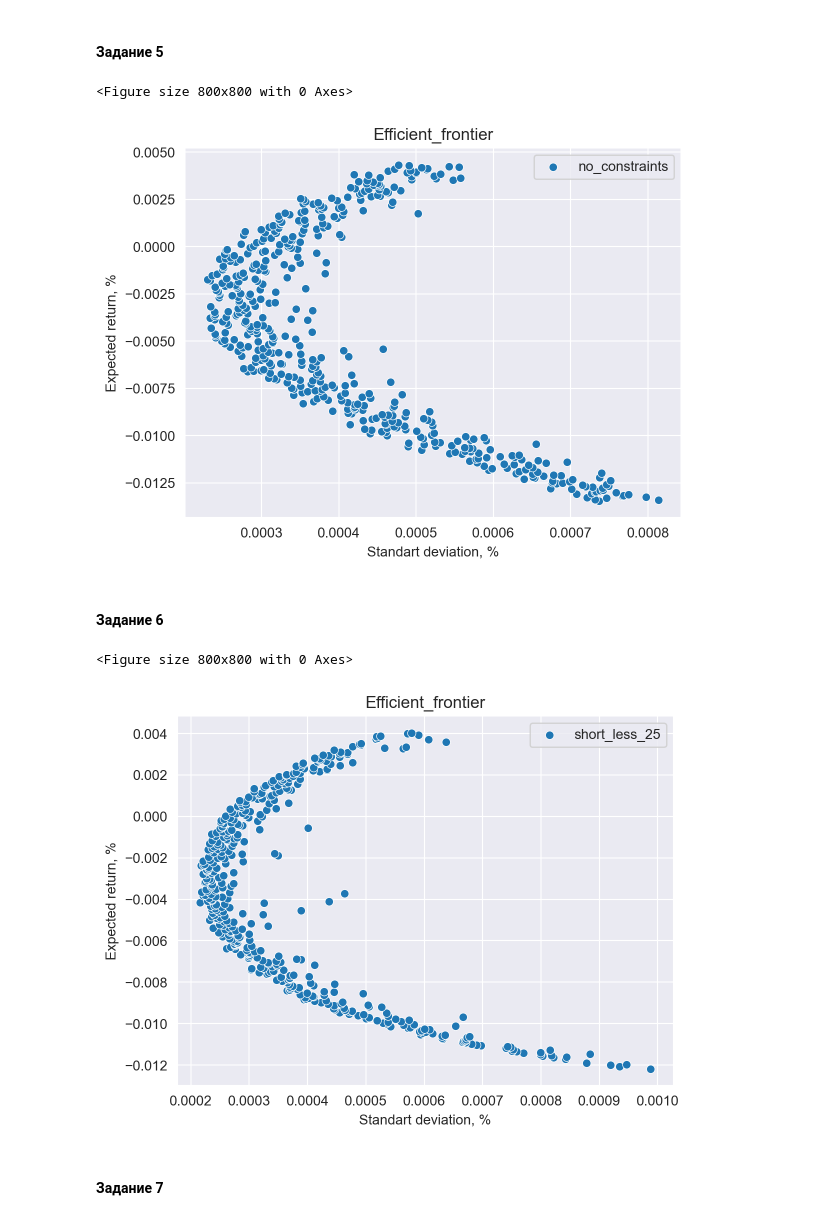
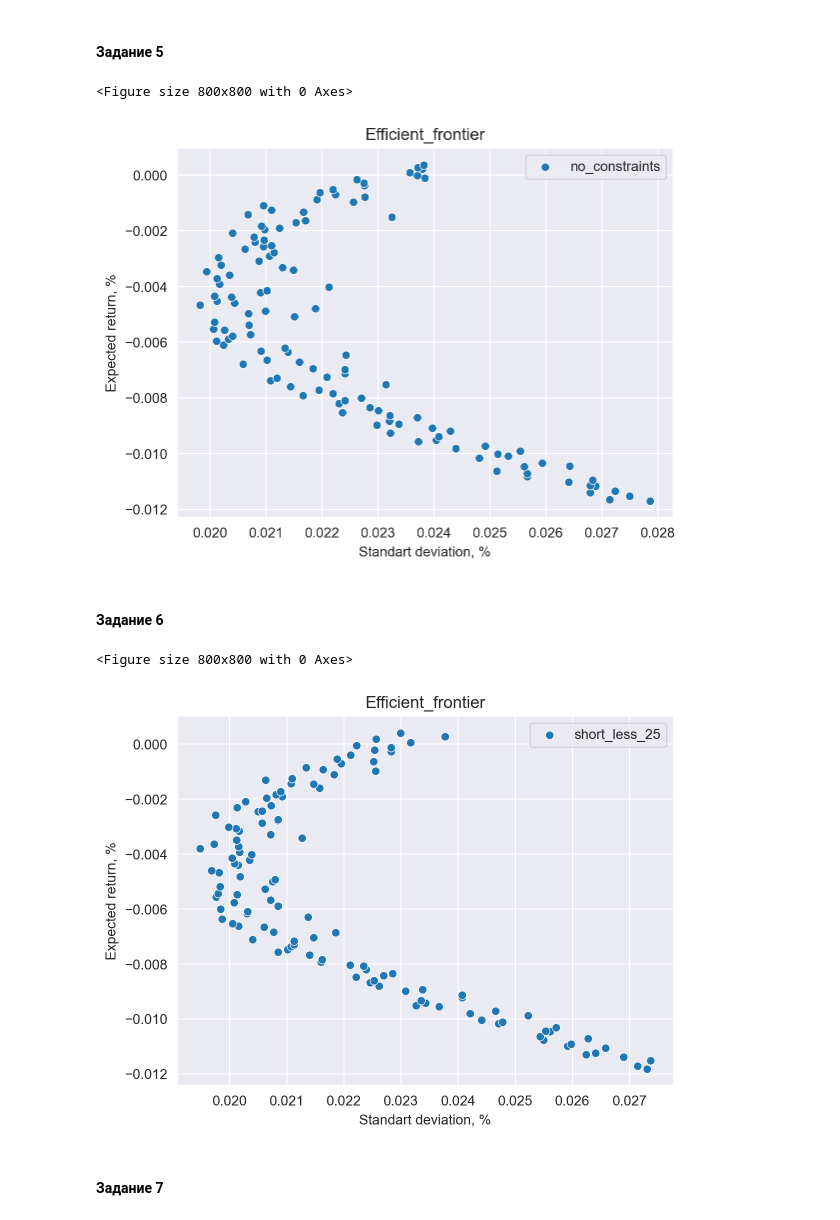
Before and after one commit to RvotniyFlex/portfolio_management, a Jupyter notebook: notebooks/2_optim.ipynb, the cells around one changed output. Drawn from its saved outputs; the diff is of its cells as text; code cells hidden in the pictures.

Commit message:
fix var -> std, add precision param in optimize, solve 22

```diff
--- a/notebooks/2_optim.ipynb
+++ b/notebooks/2_optim.ipynb
@@ -38,13 +39,12 @@ s3 = session.client(
     aws_secret_access_key = config['s3_aws_secret_access_key']
 )
 # %%
-bytes_data = s3.get_object(Bucket='portfoliodata', Key="prepared_data/test.csv")['Body'].read()
+bytes_data = s3.get_object(Bucket='portfoliodata', Key="prepared_data/returns_final.csv")['Body'].read()
 csv_data = StringIO(str(bytes_data,'utf-8'))
 
 data = pd.read_csv(csv_data)
-date_data = data.iloc[:,0]
-stock_data = data.iloc[:,1:]
+date_data = data.iloc[:,1]
+return_data = data.iloc[:,2:]
 
-stock_data = stock_data.ffill().bfill()
-stock_data
+return_data
 # %% [output]
@@ -107,7 +85,7 @@ df_returns = df_returns.replace(-np.inf, 0)
 # %% [markdown]
 #### Задание 4
 # %%
-test_data_1_year = df_returns.iloc[:252,:]
+test_data_1_year = return_data.iloc[:252,:]
 # %% [markdown]
 #### Задание 5
 # %%
@@ -119,26 +97,22 @@ fig, ax = plt.subplots()
 plot_efficient_frontier_curve([x[1] for x in res_5], [x[0] for x in res_5], label='no_constraints', ax=ax)
 # %% [output]
 <Figure size 800x800 with 0 Axes>
-[figure, old version]
+[figure, new version]
 # %% [markdown]
 #### Задание 6
 # %%
-def sum_short(w):
-    short_idx = np.where(w <= 0)
-    total_short = np.sum(np.abs(w[short_idx]))
-    return total_short
+n_shares = test_data_1_year.shape[1]
+short_less_25 = Bounds(np.zeros(n_shares)-0.25, np.ones(n_shares))
 
-constr = [NonlinearConstraint(sum_short, 0.0, 0.25)]
-
-optim = Optimizer(test_data_1_year, constrs=constr)
+optim = Optimizer(test_data_1_year, bounds=short_less_25)
 res_6 = optim.efficient_frontier_curve()
 
 plt.figure(figsize=(8,8))
 fig, ax = plt.subplots()
 plot_efficient_frontier_curve([x[1] for x in res_6], [x[0] for x in res_6], label='short_less_25', ax=ax)
 # %% [output]
 <Figure size 800x800 with 0 Axes>
-[figure, old version]
+[figure, new version]
 # %% [markdown]
 #### Задание 7
 # %%
```
Also changed, not shown: parts of 19 cells of this notebook, 2 other files.
